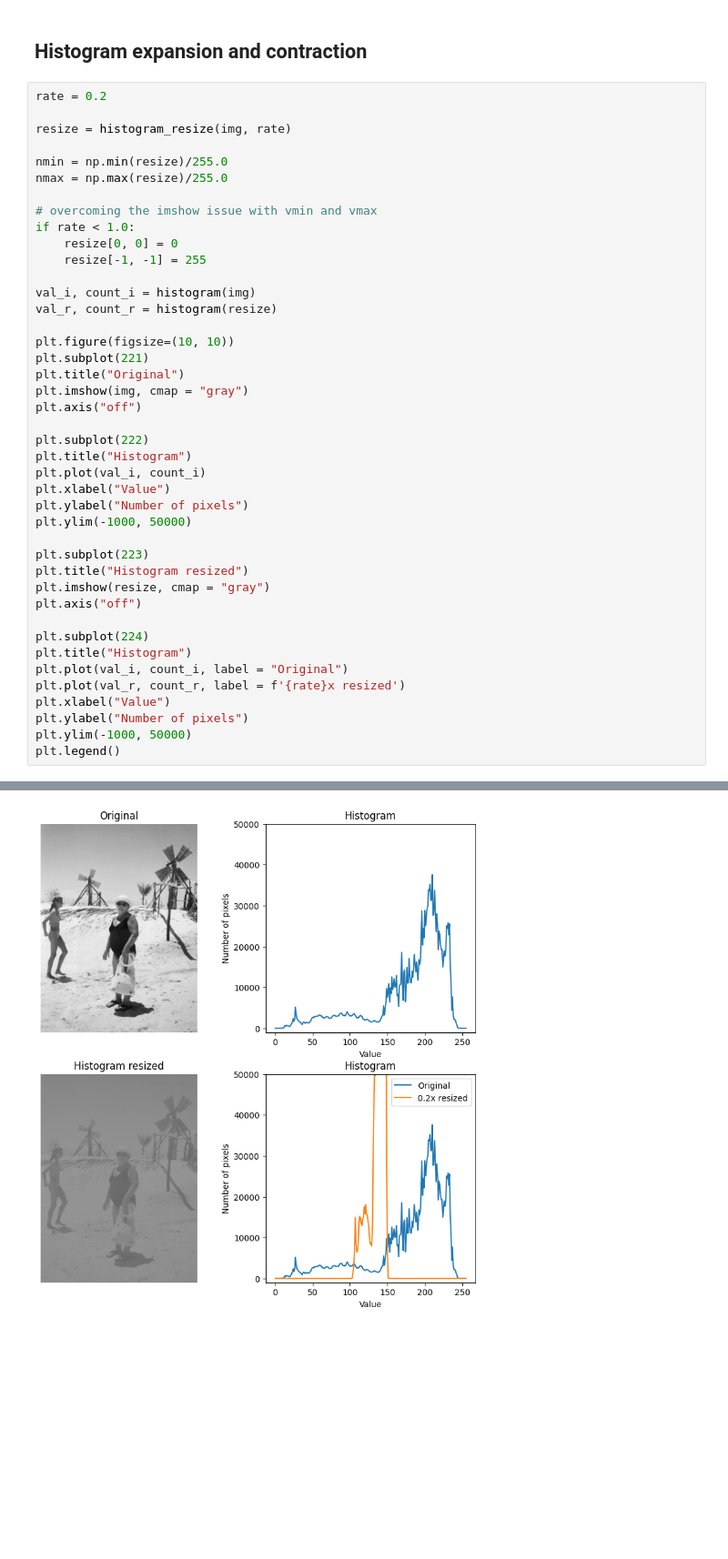
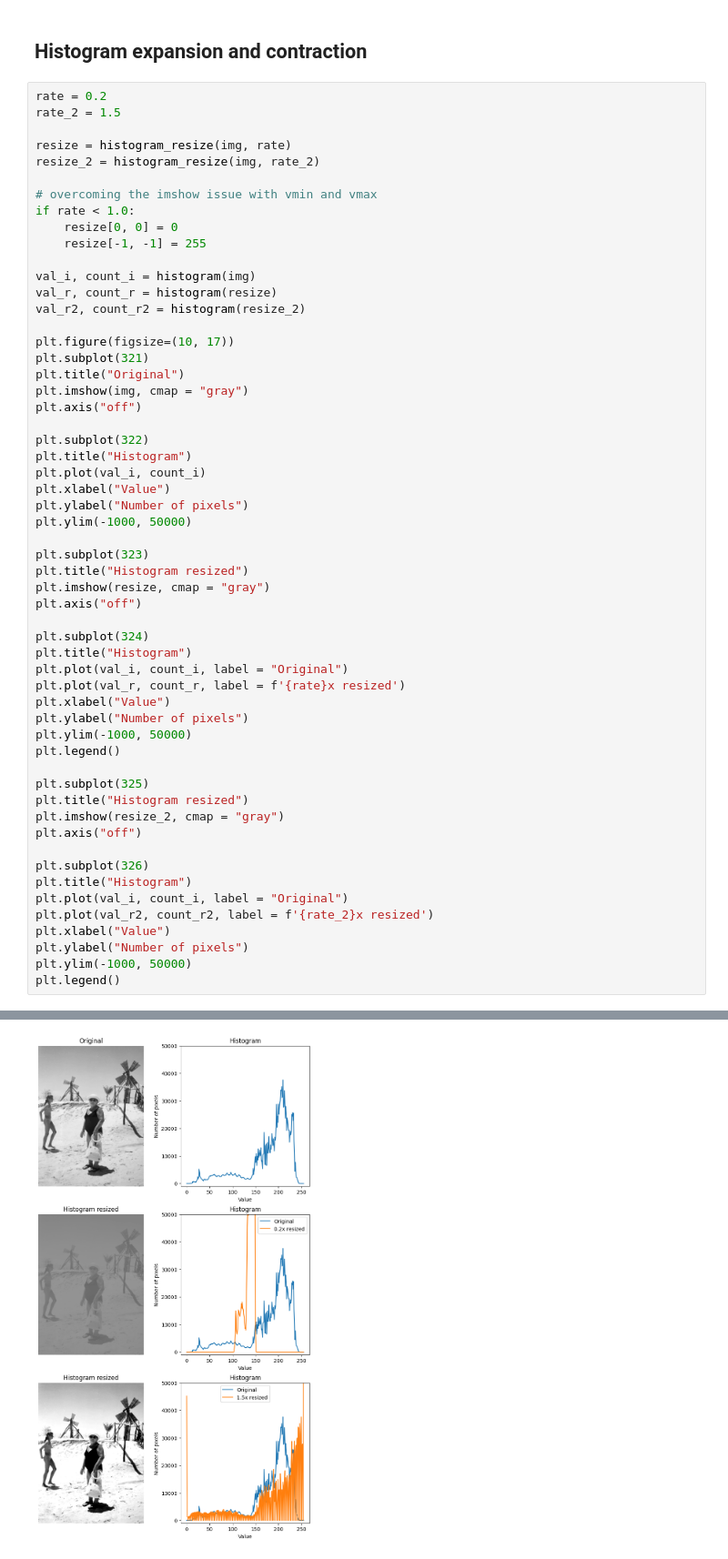
Before and after one commit to JoaoDell/Natural-Artificial-Vision, a Jupyter notebook: examples/basic_operations.ipynb, the cells around one changed output, grey strips where cells are left out. Shown at 91% size. Drawn from its saved outputs; the diff is of its cells as text; blank space fills up the shorter version.

Commit message:
fix : Added histogram expansion

```diff
--- a/examples/basic_operations.ipynb
+++ b/examples/basic_operations.ipynb
@@ -385,46 +385,60 @@ plt.axis("off")
 ## Histogram expansion and contraction
 # %%
 rate = 0.2
+rate_2 = 1.5
 
 resize = histogram_resize(img, rate)
-
-nmin = np.min(resize)/255.0
-nmax = np.max(resize)/255.0
+resize_2 = histogram_resize(img, rate_2)
 
 # overcoming the imshow issue with vmin and vmax
 if rate < 1.0:
     resize[0, 0] = 0
     resize[-1, -1] = 255
 
 val_i, count_i = histogram(img)
 val_r, count_r = histogram(resize)
+val_r2, count_r2 = histogram(resize_2)
 
-plt.figure(figsize=(10, 10))
-plt.subplot(221)
+plt.figure(figsize=(10, 17))
+plt.subplot(321)
 plt.title("Original")
 plt.imshow(img, cmap = "gray")
 plt.axis("off")
 
-plt.subplot(222)
+plt.subplot(322)
 plt.title("Histogram")
 plt.plot(val_i, count_i)
 plt.xlabel("Value")
 plt.ylabel("Number of pixels")
 plt.ylim(-1000, 50000)
 
-plt.subplot(223)
+plt.subplot(323)
 plt.title("Histogram resized")
 plt.imshow(resize, cmap = "gray")
 plt.axis("off")
 
-plt.subplot(224)
+plt.subplot(324)
 plt.title("Histogram")
 plt.plot(val_i, count_i, label = "Original")
 plt.plot(val_r, count_r, label = f'{rate}x resized')
 plt.xlabel("Value")
 plt.ylabel("Number of pixels")
 plt.ylim(-1000, 50000)
 plt.legend()
+
+plt.subplot(325)
+plt.title("Histogram resized")
+plt.imshow(resize_2, cmap = "gray")
+plt.axis("off")
+
+plt.subplot(326)
+plt.title("Histogram")
+plt.plot(val_i, count_i, label = "Original")
+plt.plot(val_r2, count_r2, label = f'{rate_2}x resized')
+plt.xlabel("Value")
+plt.ylabel("Number of pixels")
+plt.ylim(-1000, 50000)
+plt.legend()
 # %% [output]
 <matplotlib.legend.Legend at 0x...>
-[figure, old version]
+[figure, new version]
```
Also changed, not shown: 1 other file.
